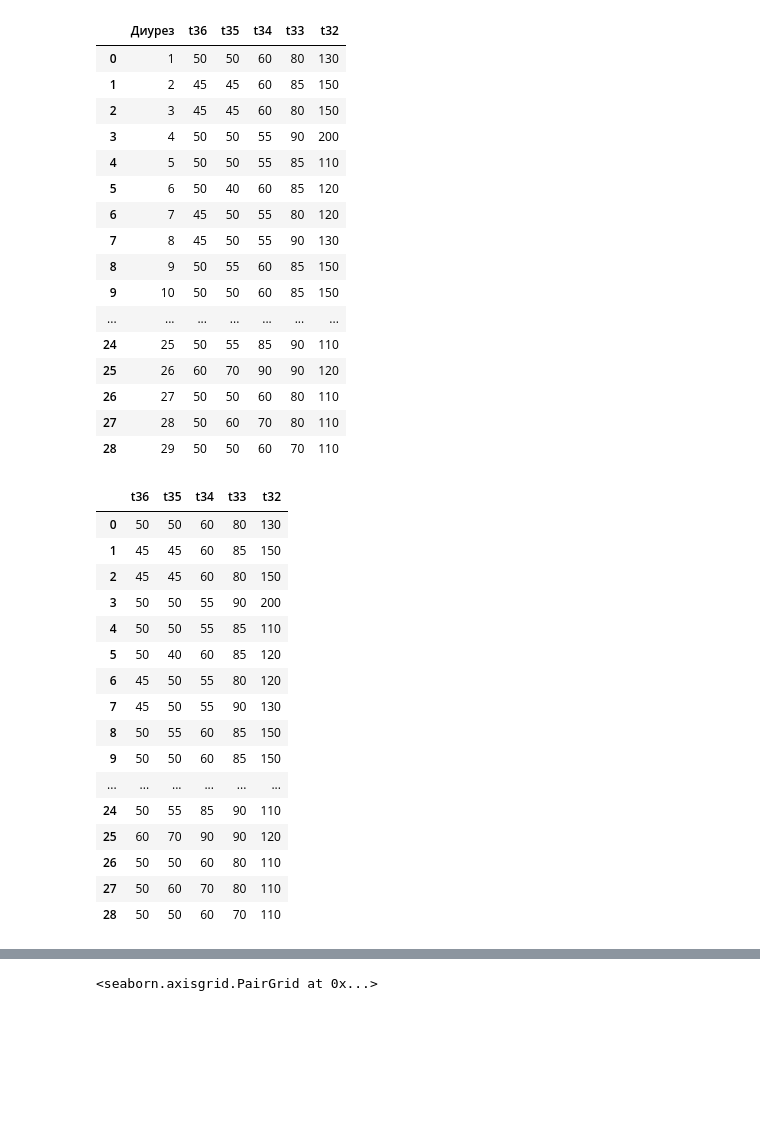
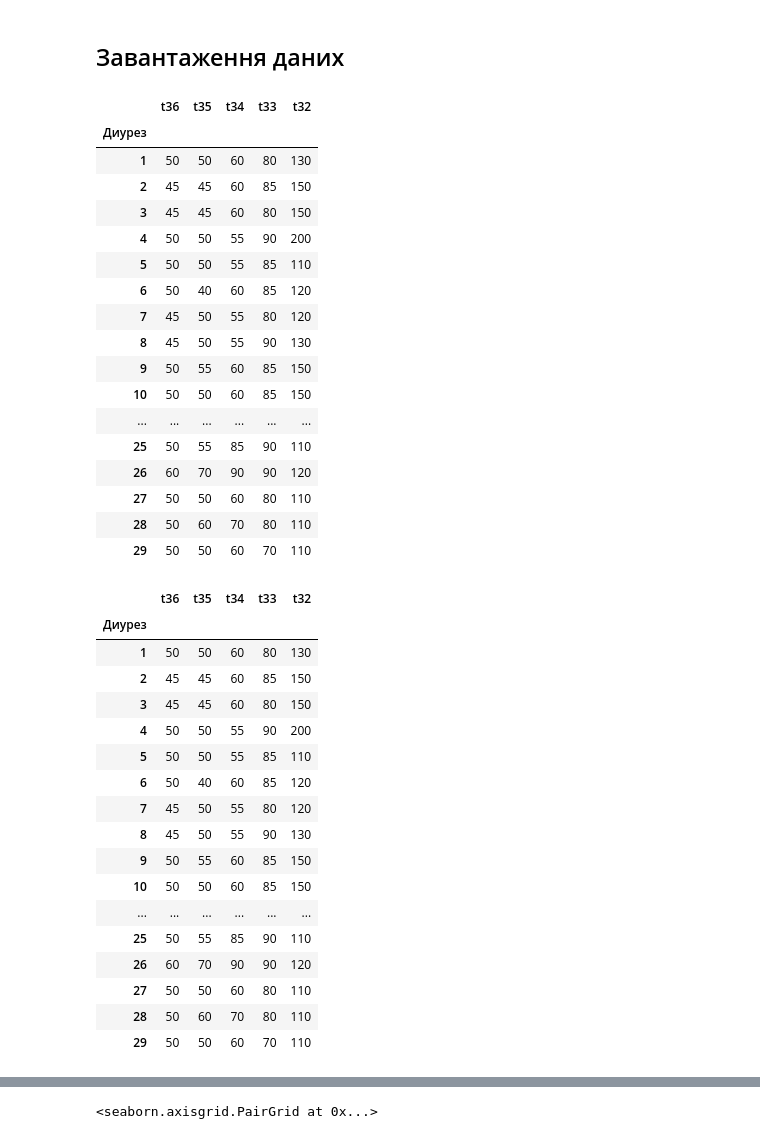
Before and after one commit to Ludens101/tssd_lab1, a Jupyter notebook: lab1.ipynb, the cells around one changed output, grey strips where cells are left out. Saved outputs shown, nothing was run; the diff lists cells and outputs as text; code cells hidden in the pictures; blank space fills up the shorter version.

```diff
--- a/lab1.ipynb
+++ b/lab1.ipynb
@@ -6,49 +6,55 @@ import sys
 import matplotlib.pyplot as plt
 from sklearn.cluster import KMeans
+# %% [markdown]
+## Завантаження даних
 # %%
-df = pd.read_excel('data\\data_lab1.xlsx', sheet_name='2,18')
+df = pd.read_excel('data\\data_lab1.xlsx', sheet_name='2,18', index_col=0)
 
 df.dropna(inplace=True)
 
 df
 # %% [output]
-|  | Диурез | t36 | t35 | t34 | t33 | t32 |
-| 0 | 1 | 50 | 50 | 60 | 80 | 130 |
-| 1 | 2 | 45 | 45 | 60 | 85 | 150 |
-| 2 | 3 | 45 | 45 | 60 | 80 | 150 |
-| 3 | 4 | 50 | 50 | 55 | 90 | 200 |
-| 4 | 5 | 50 | 50 | 55 | 85 | 110 |
-| 5 | 6 | 50 | 40 | 60 | 85 | 120 |
-| 6 | 7 | 45 | 50 | 55 | 80 | 120 |
-| 7 | 8 | 45 | 50 | 55 | 90 | 130 |
-| 8 | 9 | 50 | 55 | 60 | 85 | 150 |
-| 9 | 10 | 50 | 50 | 60 | 85 | 150 |
-| ... | ... | ... | ... | ... | ... | ... |
-| 24 | 25 | 50 | 55 | 85 | 90 | 110 |
-| 25 | 26 | 60 | 70 | 90 | 90 | 120 |
-| 26 | 27 | 50 | 50 | 60 | 80 | 110 |
-| 27 | 28 | 50 | 60 | 70 | 80 | 110 |
-| 28 | 29 | 50 | 50 | 60 | 70 | 110 |
+|  | t36 | t35 | t34 | t33 | t32 |
+| Диурез |  |  |  |  |  |
+| 1 | 50 | 50 | 60 | 80 | 130 |
+| 2 | 45 | 45 | 60 | 85 | 150 |
+| 3 | 45 | 45 | 60 | 80 | 150 |
+| 4 | 50 | 50 | 55 | 90 | 200 |
+| 5 | 50 | 50 | 55 | 85 | 110 |
+| 6 | 50 | 40 | 60 | 85 | 120 |
+| 7 | 45 | 50 | 55 | 80 | 120 |
+| 8 | 45 | 50 | 55 | 90 | 130 |
+| 9 | 50 | 55 | 60 | 85 | 150 |
+| 10 | 50 | 50 | 60 | 85 | 150 |
+| ... | ... | ... | ... | ... | ... |
+| 25 | 50 | 55 | 85 | 90 | 110 |
+| 26 | 60 | 70 | 90 | 90 | 120 |
+| 27 | 50 | 50 | 60 | 80 | 110 |
+| 28 | 50 | 60 | 70 | 80 | 110 |
+| 29 | 50 | 50 | 60 | 70 | 110 |
 # %%
 X = df.copy()
+#вибір ознак
 X = X[['t36','t35','t34','t33','t32']]
+#стандартизація даних
 X_st = (X - X.mean()) / X.std(ddof=1)
 X
 # %% [output]
 |  | t36 | t35 | t34 | t33 | t32 |
-| 0 | 50 | 50 | 60 | 80 | 130 |
-| 1 | 45 | 45 | 60 | 85 | 150 |
-| 2 | 45 | 45 | 60 | 80 | 150 |
-| 3 | 50 | 50 | 55 | 90 | 200 |
-| 4 | 50 | 50 | 55 | 85 | 110 |
-| 5 | 50 | 40 | 60 | 85 | 120 |
-| 6 | 45 | 50 | 55 | 80 | 120 |
-| 7 | 45 | 50 | 55 | 90 | 130 |
-| 8 | 50 | 55 | 60 | 85 | 150 |
-| 9 | 50 | 50 | 60 | 85 | 150 |
+| Диурез |  |  |  |  |  |
+| 1 | 50 | 50 | 60 | 80 | 130 |
+| 2 | 45 | 45 | 60 | 85 | 150 |
+| 3 | 45 | 45 | 60 | 80 | 150 |
+| 4 | 50 | 50 | 55 | 90 | 200 |
+| 5 | 50 | 50 | 55 | 85 | 110 |
+| 6 | 50 | 40 | 60 | 85 | 120 |
+| 7 | 45 | 50 | 55 | 80 | 120 |
+| 8 | 45 | 50 | 55 | 90 | 130 |
+| 9 | 50 | 55 | 60 | 85 | 150 |
+| 10 | 50 | 50 | 60 | 85 | 150 |
 | ... | ... | ... | ... | ... | ... |
-| 24 | 50 | 55 | 85 | 90 | 110 |
-| 25 | 60 | 70 | 90 | 90 | 120 |
-| 26 | 50 | 50 | 60 | 80 | 110 |
-| 27 | 50 | 60 | 70 | 80 | 110 |
-| 28 | 50 | 50 | 60 | 70 | 110 |
+| 25 | 50 | 55 | 85 | 90 | 110 |
+| 26 | 60 | 70 | 90 | 90 | 120 |
+| 27 | 50 | 50 | 60 | 80 | 110 |
+| 28 | 50 | 60 | 70 | 80 | 110 |
+| 29 | 50 | 50 | 60 | 70 | 110 |
```
Also changed, not shown: parts of 15 cells of this notebook.
